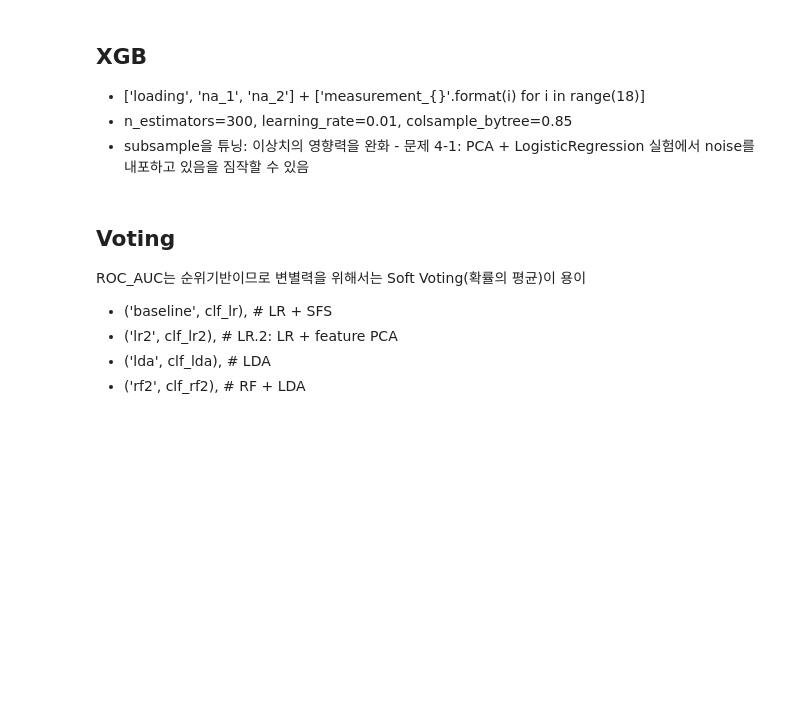
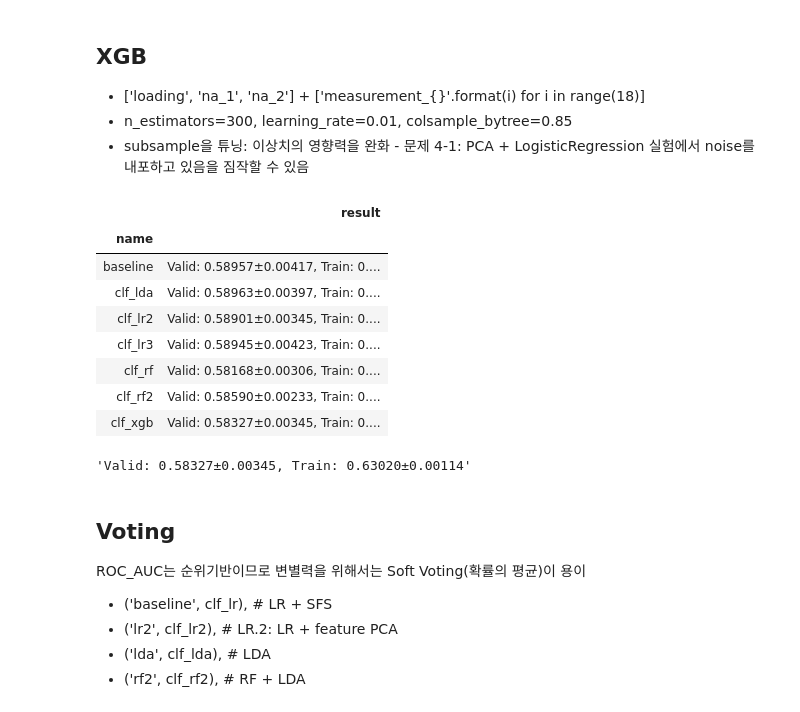
Before and after one commit to sunkusun9/DS_lv3_2609_1, a Jupyter notebook: sec_ds_lv3_prob1_kaggle.ipynb, the cells around one changed output. Drawn from its saved outputs; the diff is of its cells as text; code cells hidden in the pictures; blank space fills up the shorter version.

```diff
--- a/sec_ds_lv3_prob1_kaggle.ipynb
+++ b/sec_ds_lv3_prob1_kaggle.ipynb
@@ -436,15 +494,26 @@ eval_model('clf_rf2', clf_rf2)
 # %%
 import xgboost as xgb
 ct = ColumnTransformer([
     ('pt', 'passthrough', ['loading', 'na_1', 'na_2'] + ['measurement_{}'.format(i) for i in range(18)]),
 ])
 clf_xgb = make_pipeline(
     ct, xgb.XGBClassifier(
         random_state=123, max_depth=3, n_estimators=300, learning_rate = 0.01, colsample_bytree=0.85,
-        subsample=1.0
+        subsample=0.75
     )
 )
 eval_model('clf_xgb', clf_xgb)
+# %% [output]
+|  | result |
+| name |  |
+| baseline | Valid: 0.58957±0.00417, Train: 0.... |
+| clf_lda | Valid: 0.58963±0.00397, Train: 0.... |
+| clf_lr2 | Valid: 0.58901±0.00345, Train: 0.... |
+| clf_lr3 | Valid: 0.58945±0.00423, Train: 0.... |
+| clf_rf | Valid: 0.58168±0.00306, Train: 0.... |
+| clf_rf2 | Valid: 0.58590±0.00233, Train: 0.... |
+| clf_xgb | Valid: 0.58327±0.00345, Train: 0.... |
+'Valid: 0.58327±0.00345, Train: 0.63020±0.00114'
 # %% [markdown]
 ## Voting
 
```
Also changed, not shown: parts of 19 cells of this notebook.
